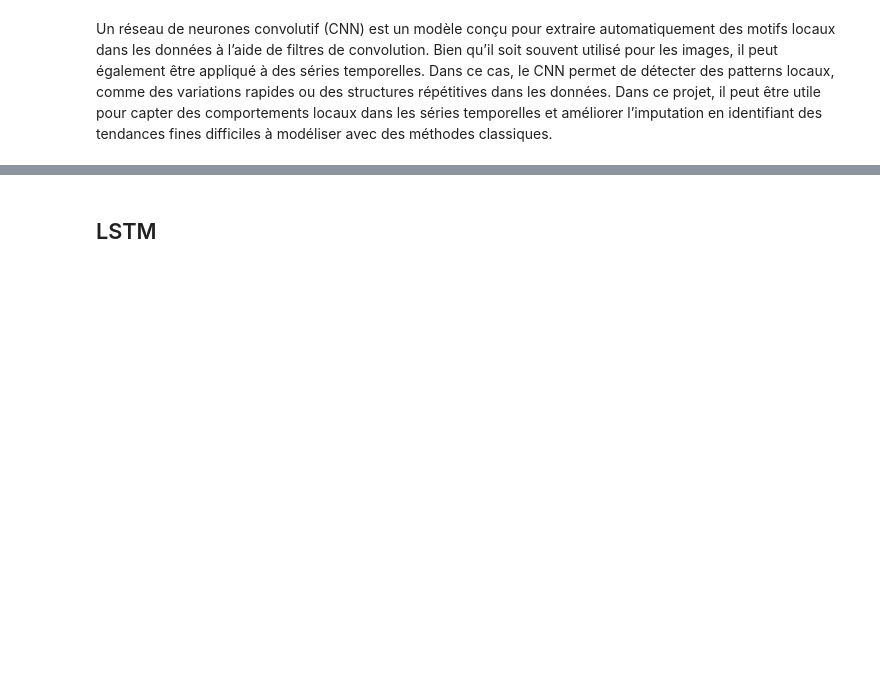
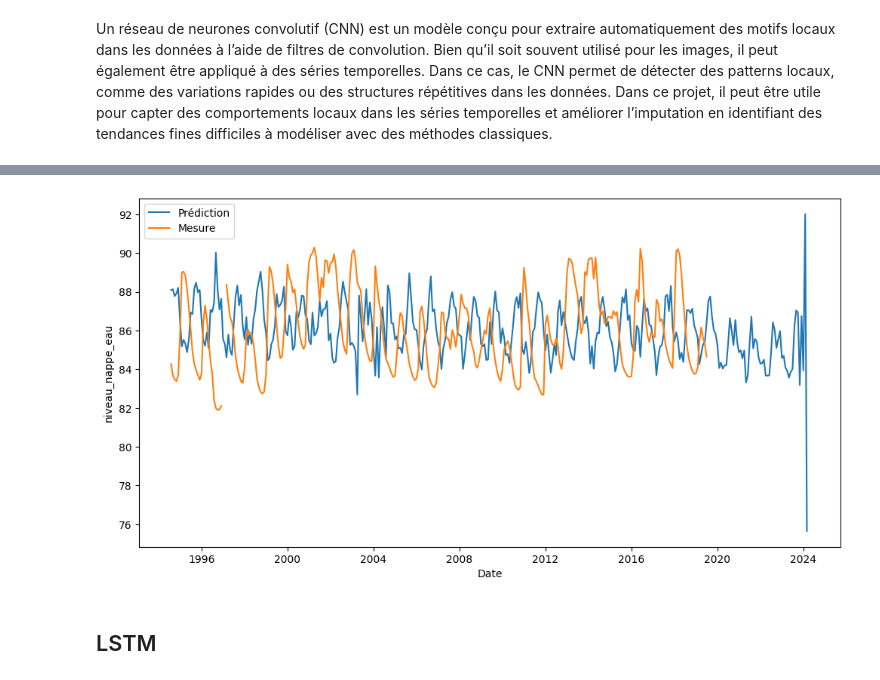
Before and after one commit to TronnoxUwU/STAGE-Junon, a Jupyter notebook: notebooks/2 - transform/methodes/reseaux_neuronnes.ipynb, the cells around one changed output, grey strips where cells are left out. Saved outputs shown, nothing was run; the diff lists cells and outputs as text; code cells hidden in the pictures; blank space fills up the shorter version.

```diff
--- a/notebooks/2 - transform/methodes/reseaux_neuronnes.ipynb
+++ b/notebooks/2 - transform/methodes/reseaux_neuronnes.ipynb
@@ -112,6 +147,7 @@ KeyboardInterrupt:
 # %%
-
-affiche_prediction(df.copy().loc["1996":"2016"], cnn_predict_array(df, model_cnn, mon_scaler, features, window_size=window_size, target_col=valeur_de_travail), valeur_de_travail)
+affiche_prediction(df.copy(), cnn_predict_array(df, model_cnn, mon_scaler, features, window_size=window_size, target_col=valeur_de_travail), valeur_de_travail)
+# %% [output]
+[figure, added]
 # %% [markdown]
 ## LSTM
 # %% [markdown]
```
Also changed, not shown: parts of 3 cells of this notebook, 5 other files.
